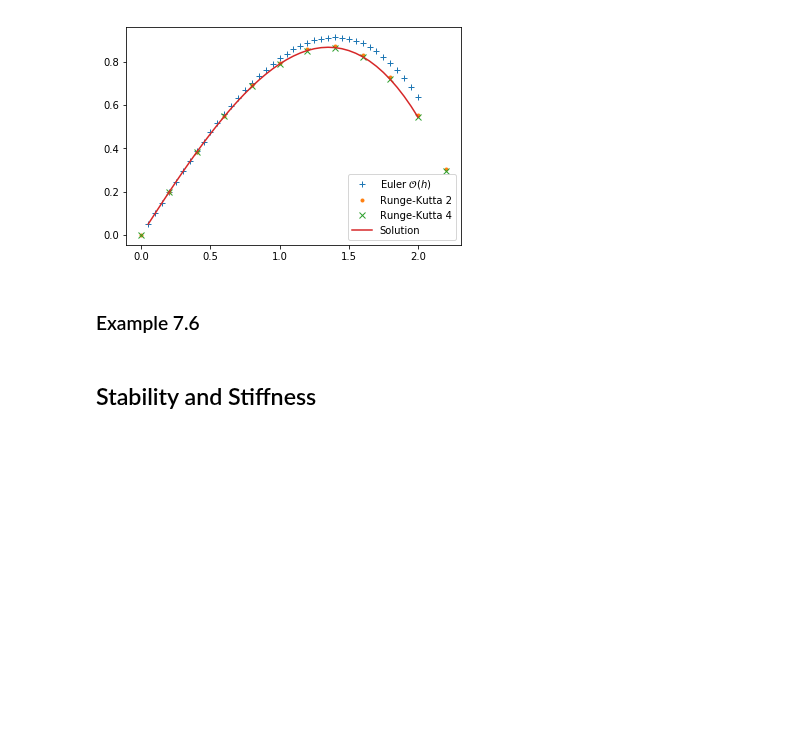
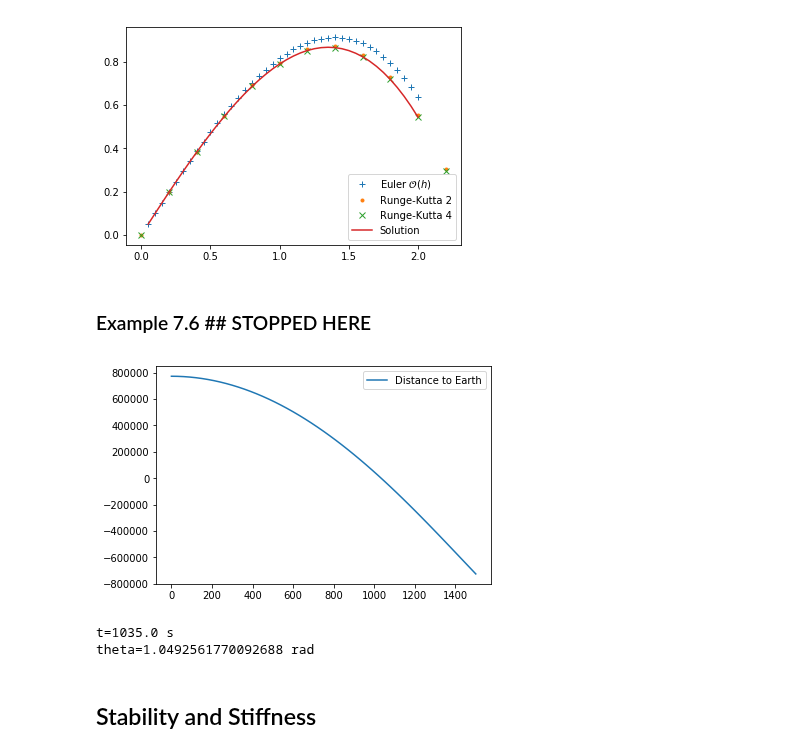
Before and after one commit to tgteacher/numerical-methods, a Jupyter notebook: notebooks/Chapter7.ipynb, the cells around one changed output. Cells and saved outputs as stored; diff of their text form; code cells hidden in the pictures; blank space fills up the shorter version.

Commit message:
Code for Example 7.6

```diff
--- a/notebooks/Chapter7.ipynb
+++ b/notebooks/Chapter7.ipynb
@@ -367,6 +365,14 @@ plt.show()
 # %%
 from numpy import array
 def runge_kutta_4(F, x0, y0, x, h):
+     '''
+    Return y(x) given the following initial value problem:
+    y' = F(x, y)
+    y(x0) = y0 # initial conditions
+    h is the increment of x used in integration
+    F = [y'[0], y'[1], ..., y'[n-1]]
+    y = [y[0], y[1], ..., y[n-1]]
+    '''
     X = []
     Y = []
     X.append(x0)
@@ -406,7 +412,48 @@ plt.show()
 # %% [output]
 [figure]
 # %% [markdown]
-### Example 7.6
+### Example 7.6 ## STOPPED HERE
+# %%
+# CONSTAN
+G = 6.672*10**(-11) # m3 kg-1 s-2
+M = 5.9742*10**(24) # kg
+R = 6378.14*1000 # m
+H = 772000 # m
+v0 = 6700 # m/s
+# %%
+from numpy import array
+def F(x, y):
+    return array([
+        y[1],
+        y[0]*y[3]**2-G*M/y[0]**2,
+        y[3],
+        -2*y[1]*y[3]/y[0]
+    ])
+y0 = array([
+    R+H,
+    0,
+    0,
+    v0/(R+H)
+])
+# %%
+X, Y = runge_kutta_4(F, 0, y0, 1500, 30)
+from matplotlib import pyplot as plt
+plt.plot(X, Y[:,0]-R)
+plt.legend(["Distance to Earth"])
+plt.show()
+# %% [output]
+[figure, added]
+# %%
+# Value of t and theta when spacecraft hits Earth
+
+for i in range(len(X)):
+    if Y[i,0] - R < 0:
+        print("t={} s".format((X[i-1]+X[i])/2))
+        break
+print("theta={} rad".format((Y[i-1, 2]+Y[i,2])/2))
+# %% [output]
+t=1035.0 s
+theta=1.0492561770092688 rad
 # %% [markdown]
 ## Stability and Stiffness
 # %% [markdown]
```
Also changed, not shown: parts of 2 cells of this notebook.
